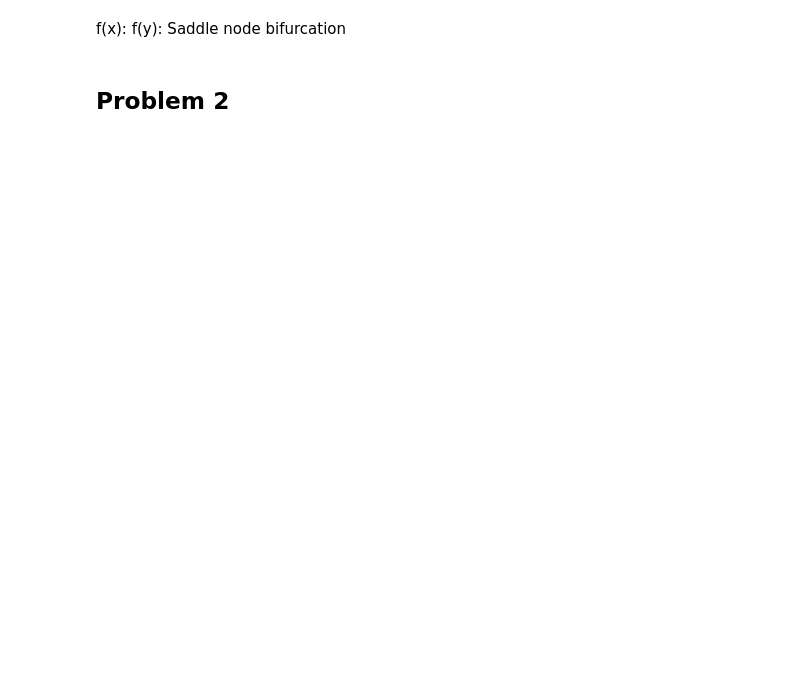
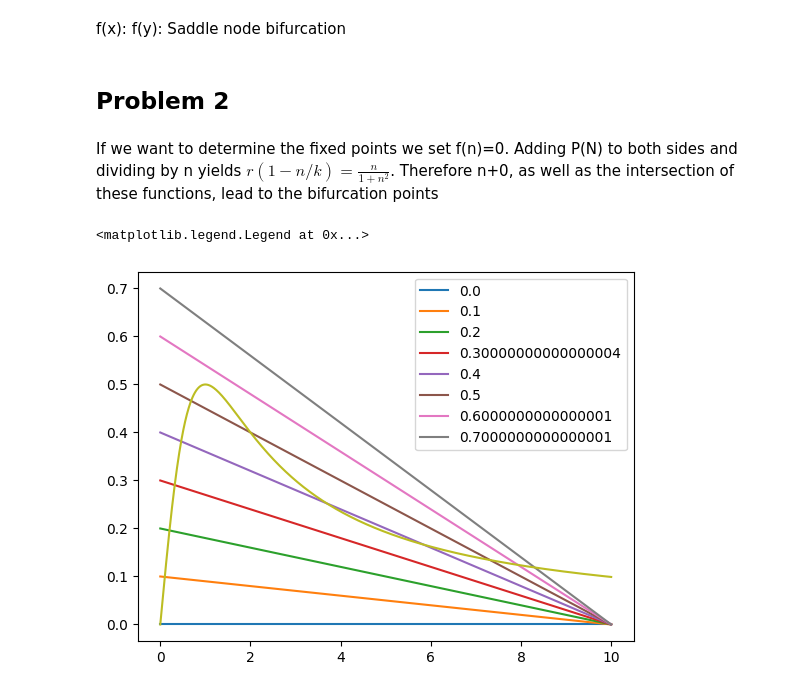
Before and after one commit to corinnawegner/Physics_of_complex_systems, a Jupyter notebook: Assignment 3/Assignment_3_Corinna_Wegner.ipynb, the cells around one changed output. Drawn from its saved outputs; the diff is of its cells as text; code cells hidden in the pictures; blank space fills up the shorter version.

```diff
--- a/Assignment 3/Assignment_3_Corinna_Wegner.ipynb
+++ b/Assignment 3/Assignment_3_Corinna_Wegner.ipynb
@@ -40,3 +40,22 @@ f(x):
 f(y): Saddle node bifurcation
 # %% [markdown]
 ## Problem 2
+# %% [markdown]
+If we want to determine the fixed points we set f(n)=0. Adding P(N) to both sides and dividing by n yields $r(1-n/k)=\frac{n}{1+n^2}$. Therefore n+0, as well as the intersection of these functions, lead to the bifurcation points
+# %%
+def left_function(n, r, k):
+    return r*(1-n/k)
+
+def right_function(n):
+    return n/(1+n**2)
+
+list_r = 0.1*np.array([0,1,2,3,4,5,6,7])
+
+x = np.linspace(0,10,1000)
+for r in list_r:
+    plt.plot(x, [left_function(i, r, 10) for i in x], label = f"{r}")
+plt.plot(x, [right_function(i) for i in x])
+plt.legend()
+# %% [output]
+<matplotlib.legend.Legend at 0x...>
+[figure, added]
```
Also changed, not shown: parts of 6 cells of this notebook.
